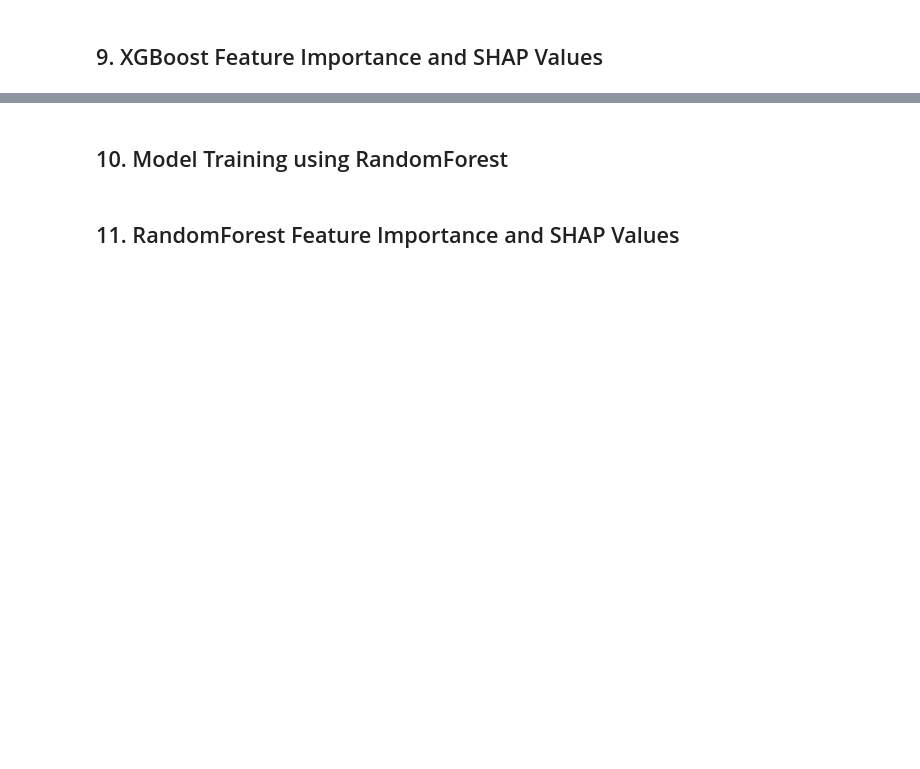
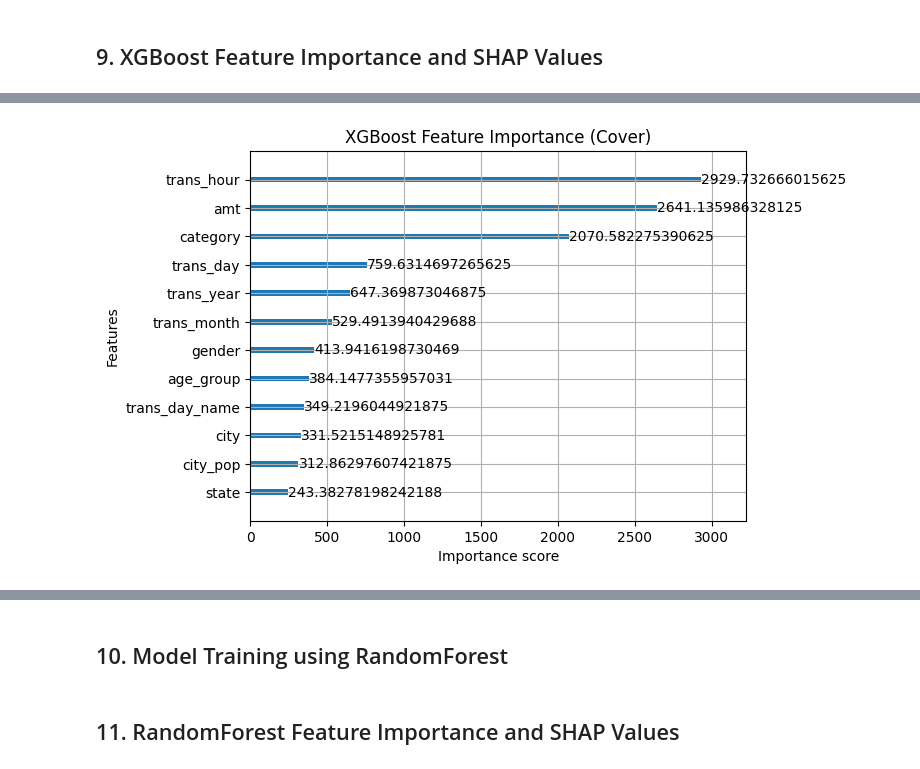
Before and after one commit to afterSt0rm/Amnil-AI-Internship, a Jupyter notebook: Credit_Card_Fraud_Detection.ipynb, the cells around one changed output, grey strips where cells are left out. Cells and saved outputs as stored; diff of their text form; code cells hidden in the pictures; blank space fills up the shorter version.

```diff
--- a/Credit_Card_Fraud_Detection.ipynb
+++ b/Credit_Card_Fraud_Detection.ipynb
@@ -1005,0 +1134,10 @@ LightGBM_random.fit(X_train_resampled, y_train_resampled);
+# %%
+xgb.plot_importance(
+    best_xgboost,
+    importance_type='cover',
+    title='XGBoost Feature Importance (Cover)'
+)
+
+plt.show()
+# %% [output]
+[figure, added]
```
Also changed, not shown: parts of 16 cells of this notebook, 39 other files.
